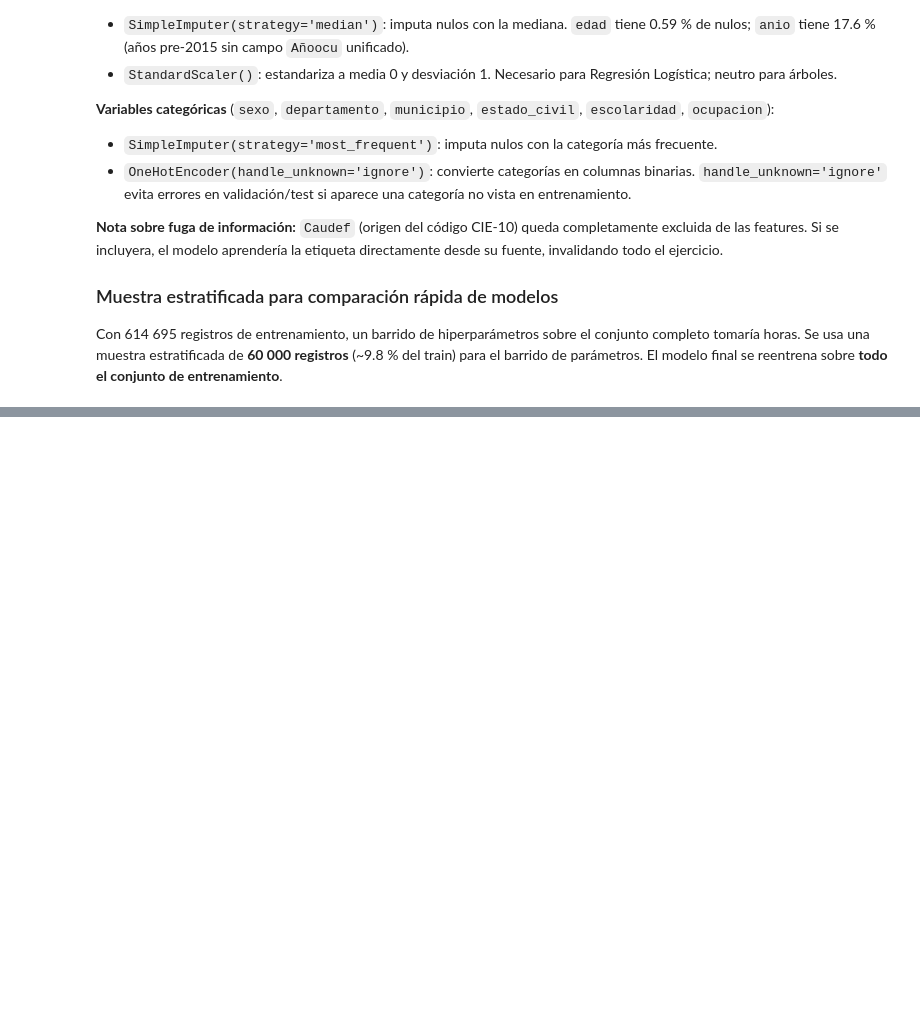
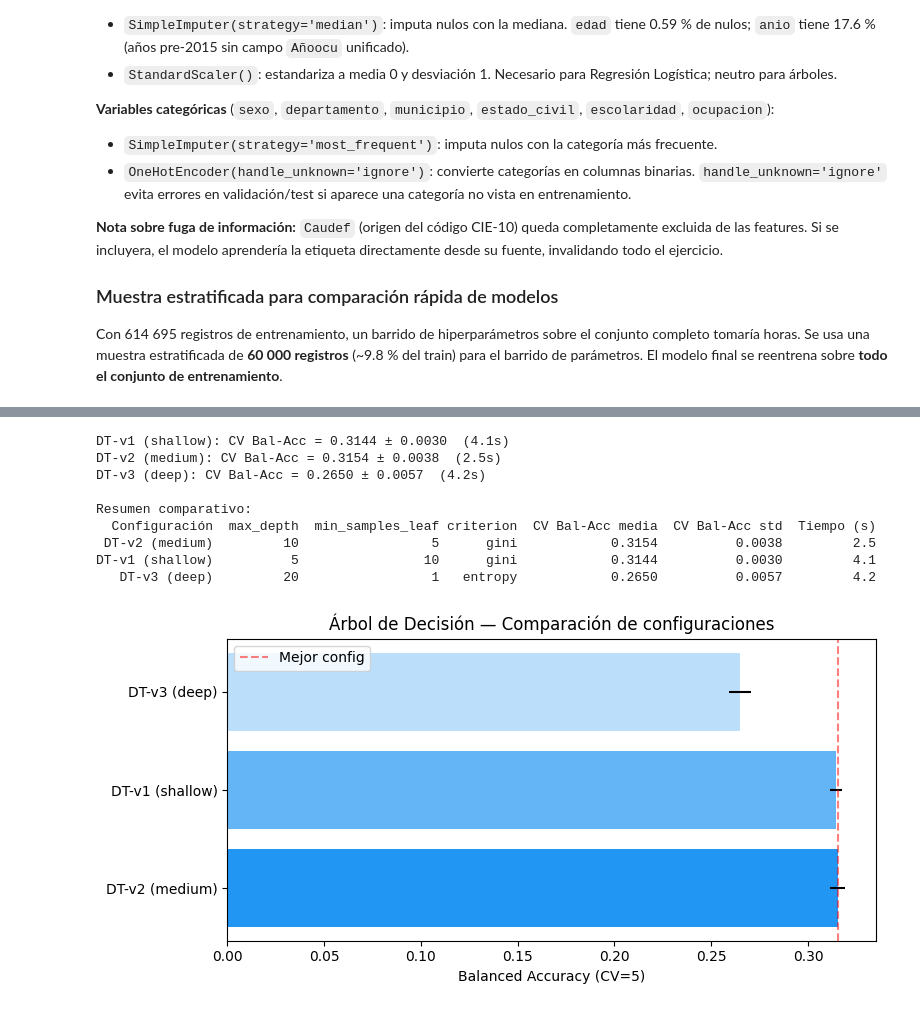
Before and after one commit to jcdiegolopez/MD-PY1, a Jupyter notebook: modelado_predictivo.ipynb, the cells around one changed output, grey strips where cells are left out. Drawn from its saved outputs; the diff is of its cells as text; code cells hidden in the pictures; blank space fills up the shorter version.

```diff
--- a/modelado_predictivo.ipynb
+++ b/modelado_predictivo.ipynb
@@ -679,7 +796,13 @@ warnings.filterwarnings('ignore')
 
 # ── Definición de features ─────────────────────────────────────────────────
 num_features = ['edad', 'mes', 'dia', 'anio', 'es_fin_semana']
-cat_features  = ['sexo', 'departamento', 'municipio', 'estado_civil', 'escolaridad', 'ocupacion']
+
+# grupo_edad y areag se agregan como categóricas si existen en df_model
+_extra_cat = [f for f in ['grupo_edad', 'areag'] if f in df_model.columns]
+cat_features = ['sexo', 'departamento', 'municipio', 'estado_civil', 'escolaridad', 'ocupacion'] + _extra_cat
+
+print(f'Features numéricas  : {num_features}')
+print(f'Features categóricas: {cat_features}')
 
 # ── Preprocesador ──────────────────────────────────────────────────────────
 numeric_transformer = Pipeline([
@@ -698,8 +821,6 @@ preprocessor = ColumnTransformer([
 ], remainder='drop')
 
 print('Preprocesador definido.')
-print(f'  Numéricas : {num_features}')
-print(f'  Categóricas: {cat_features}')
 
 # ── Muestra estratificada de 60 000 registros para barrido de parámetros ──
 SWEEP_SIZE = 60_000
@@ -765,0 +915,59 @@ Regresión Logística (baseline)
+# %%
+from sklearn.tree import DecisionTreeClassifier
+from sklearn.model_selection import cross_val_score
+
+configs_dt = [
+    {'max_depth': 5,  'min_samples_leaf': 10, 'criterion': 'gini',    'label': 'DT-v1 (shallow)'},
+    {'max_depth': 10, 'min_samples_leaf': 5,  'criterion': 'gini',    'label': 'DT-v2 (medium)'},
+    {'max_depth': 20, 'min_samples_leaf': 1,  'criterion': 'entropy', 'label': 'DT-v3 (deep)'},
+]
+
+resultados_dt = []
+for cfg in configs_dt:
+    label = cfg.pop('label')
+    t0 = time.time()
+    pipe_dt = Pipeline([
+        ('prep', preprocessor),
+        ('clf',  DecisionTreeClassifier(random_state=RANDOM_STATE, **cfg)),
+    ])
+    scores = cross_val_score(
+        pipe_dt, X_sw, y_sw,
+        cv=5, scoring='balanced_accuracy', n_jobs=-1
+    )
+    elapsed = time.time() - t0
+    cfg['label'] = label
+    resultados_dt.append({
+        'Configuración': label,
+        'max_depth': cfg['max_depth'],
+        'min_samples_leaf': cfg['min_samples_leaf'],
+        'criterion': cfg['criterion'],
+        'CV Bal-Acc media': round(scores.mean(), 4),
+        'CV Bal-Acc std': round(scores.std(), 4),
+        'Tiempo (s)': round(elapsed, 1),
+    })
+    print(f'{label}: CV Bal-Acc = {scores.mean():.4f} ± {scores.std():.4f}  ({elapsed:.1f}s)')
+
+df_dt = pd.DataFrame(resultados_dt).sort_values('CV Bal-Acc media', ascending=False)
+print('\nResumen comparativo:')
+print(df_dt.to_string(index=False))
+
+fig, ax = plt.subplots(figsize=(8, 4))
+ax.barh(df_dt['Configuración'], df_dt['CV Bal-Acc media'],
+        xerr=df_dt['CV Bal-Acc std'], color=['#2196F3', '#64B5F6', '#BBDEFB'])
+ax.set_xlabel('Balanced Accuracy (CV=5)')
+ax.set_title('Árbol de Decisión — Comparación de configuraciones')
+ax.axvline(df_dt['CV Bal-Acc media'].max(), color='red', linestyle='--', alpha=0.5, label='Mejor config')
+ax.legend()
+plt.tight_layout()
+plt.show()
+# %% [output]
+DT-v1 (shallow): CV Bal-Acc = 0.3144 ± 0.0030  (4.1s)
+DT-v2 (medium): CV Bal-Acc = 0.3154 ± 0.0038  (2.5s)
+DT-v3 (deep): CV Bal-Acc = 0.2650 ± 0.0057  (4.2s)
+
+Resumen comparativo:
+  Configuración  max_depth  min_samples_leaf criterion  CV Bal-Acc media  CV Bal-Acc std  Tiempo (s)
+ DT-v2 (medium)         10                 5      gini            0.3154          0.0038         2.5
+DT-v1 (shallow)          5                10      gini            0.3144          0.0030         4.1
+   DT-v3 (deep)         20                 1   entropy            0.2650          0.0057         4.2
+[figure, added]
```
Also changed, not shown: parts of 65 cells of this notebook, 1 other file.
